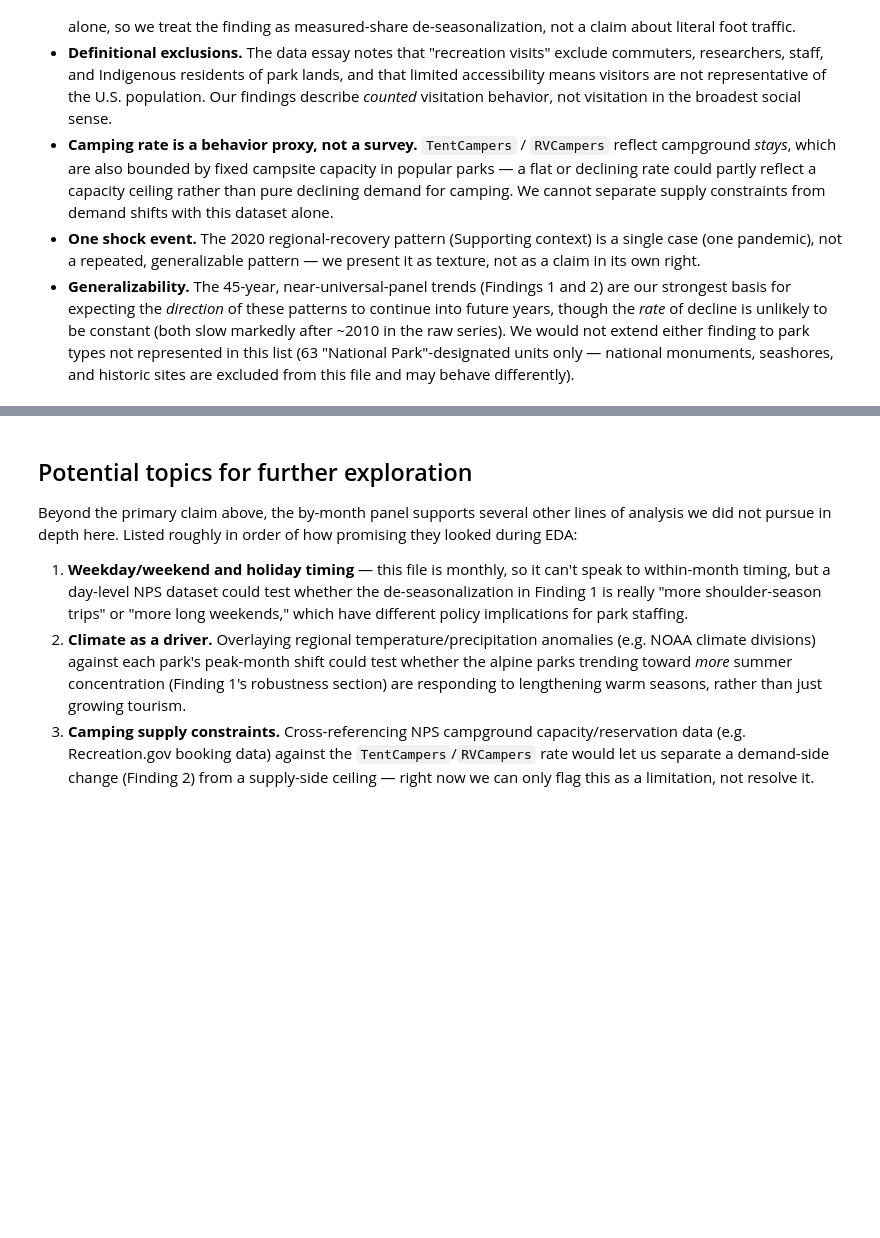
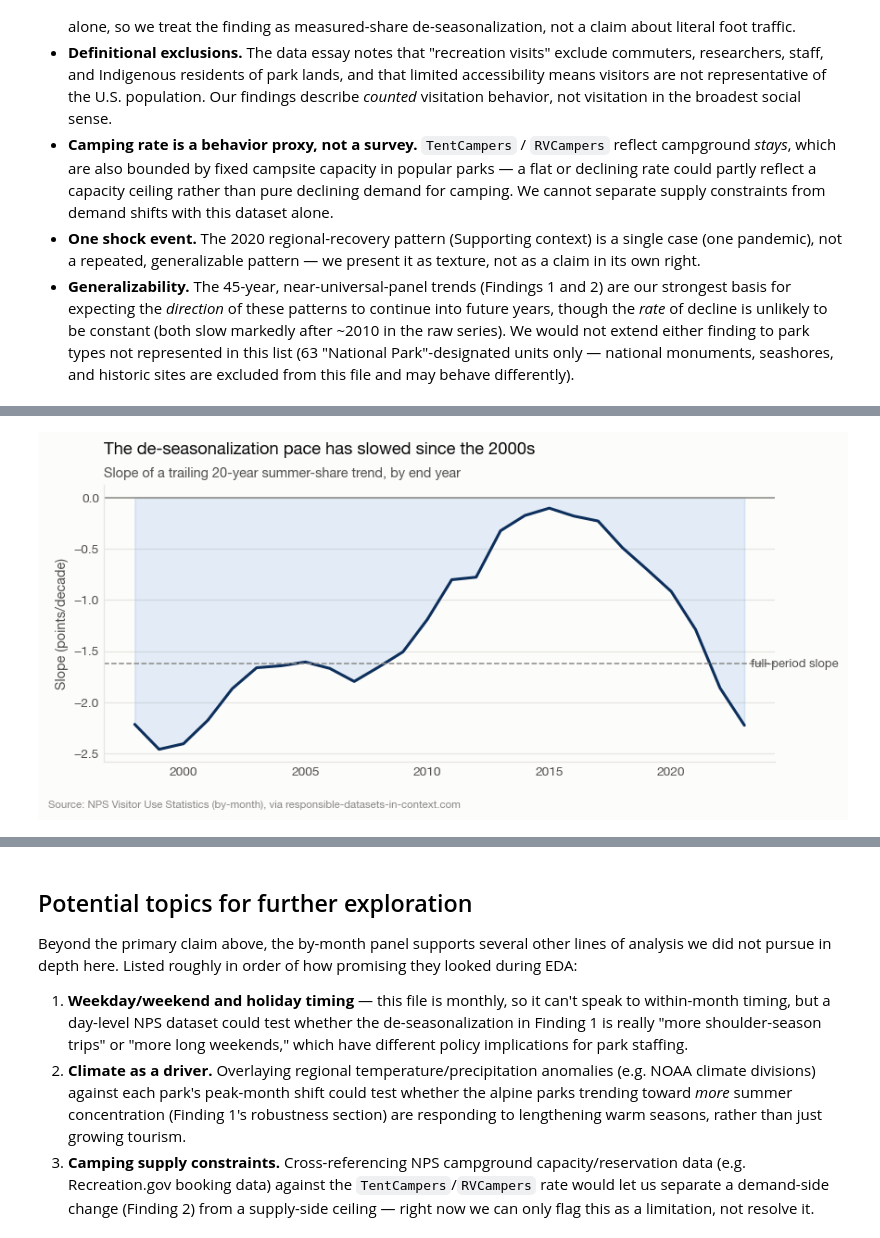
Before and after one commit to sikandaral/SI_699_mini_project, a Jupyter notebook: notebooks/sikandar_eda.ipynb, the cells around one changed output, grey strips where cells are left out. Cells and saved outputs as stored; diff of their text form; code cells hidden in the pictures; blank space fills up the shorter version.

```diff
--- a/notebooks/sikandar_eda.ipynb
+++ b/notebooks/sikandar_eda.ipynb
@@ -583,0 +635,27 @@ visits already), so the same measures might behave quite differently there.
+# %%
+window = 20
+rolling_slopes = {}
+yrs = summer.index.to_numpy()
+for end_year in range(yrs.min() + window - 1, yrs.max() + 1):
+    win = summer[(summer.index > end_year - window) & (summer.index <= end_year)]
+    if len(win) == window:
+        rolling_slopes[end_year] = npdata.trend(win).slope * 100
+rolling_slopes = pd.Series(rolling_slopes)
+
+fig, ax = npviz.new_figure(8, 3.6)
+ax.plot(rolling_slopes.index, rolling_slopes.values, color=npviz.DARK_BLUE, lw=2)
+ax.fill_between(rolling_slopes.index, rolling_slopes.values, 0,
+                 color=npviz.BLUE, alpha=0.12)
+ax.axhline(0, color=npviz.TEXT_MUTED, lw=1)
+ax.axhline(fit.slope * 100, color=npviz.TEXT_MUTED, lw=1, ls="--")
+ax.text(rolling_slopes.index.max(), fit.slope * 100, "  full-period slope",
+        fontsize=8.5, color=npviz.TEXT_SECONDARY, va="center")
+npviz.title(ax, "The de-seasonalization pace has slowed since the 2000s",
+            "Slope of a trailing 20-year summer-share trend, by end year")
+ax.set_ylabel("Slope (points/decade)")
+npviz.source_note(fig)
+npviz.save(fig, "09_rolling_trend_slope")
+plt.tight_layout()
+plt.show()
+# %% [output]
+[figure, added]
```
Also changed, not shown: parts of 12 cells of this notebook.
